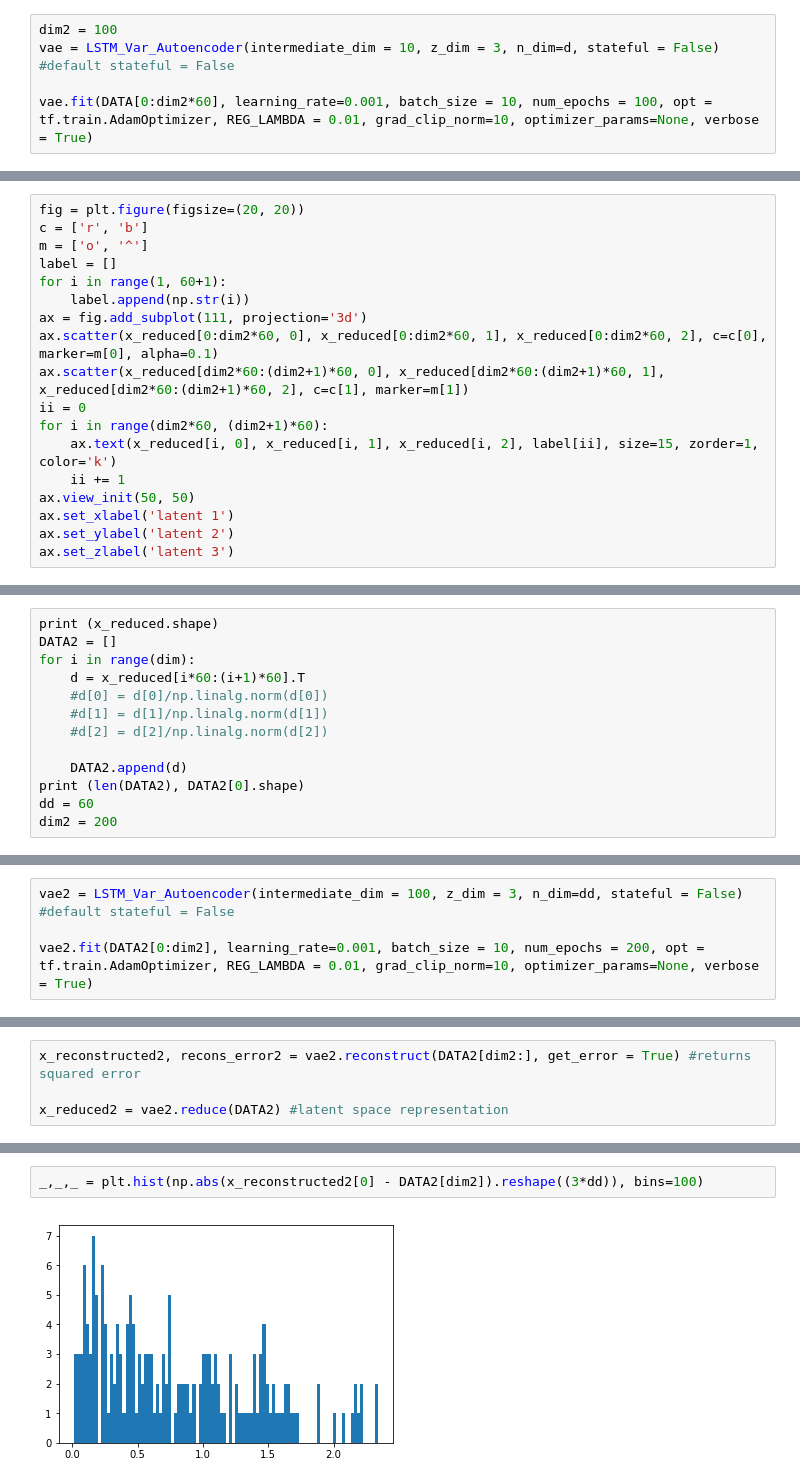
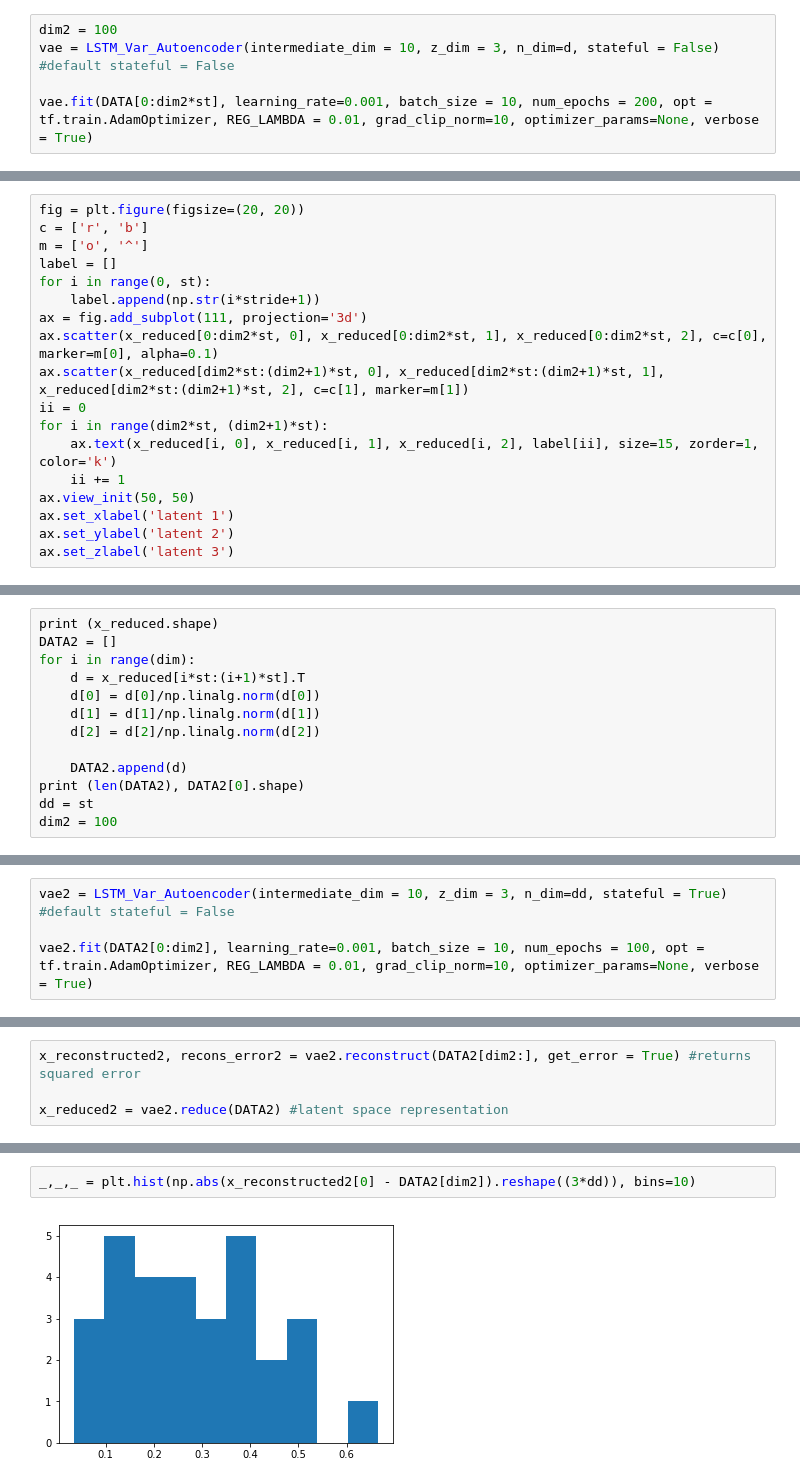
Before and after one commit to abbasloo/dnnAutoEm, a Jupyter notebook: carCrashLBO.ipynb, the cells around one changed output, grey strips where cells are left out. Cells and saved outputs as stored; diff of their text form.

```diff
--- a/carCrashLBO.ipynb
+++ b/carCrashLBO.ipynb
@@ -124,7 +126,7 @@ plt.imshow(DATA[0])
 dim2 = 100
 vae = LSTM_Var_Autoencoder(intermediate_dim = 10, z_dim = 3, n_dim=d, stateful = False) #default stateful = False
 
-vae.fit(DATA[0:dim2*60], learning_rate=0.001, batch_size = 10, num_epochs = 100, opt = tf.train.AdamOptimizer, REG_LAMBDA = 0.01, grad_clip_norm=10, optimizer_params=None, verbose = True)
+vae.fit(DATA[0:dim2*st], learning_rate=0.001, batch_size = 10, num_epochs = 200, opt = tf.train.AdamOptimizer, REG_LAMBDA = 0.01, grad_clip_norm=10, optimizer_params=None, verbose = True)
 # %% [output]
 Training...
 
@@ -151,13 +154,13 @@ fig = plt.figure(figsize=(20, 20))
 c = ['r', 'b']
 m = ['o', '^']
 label = []
-for i in range(1, 60+1):
-    label.append(np.str(i))
+for i in range(0, st):
+    label.append(np.str(i*stride+1))
 ax = fig.add_subplot(111, projection='3d')
-ax.scatter(x_reduced[0:dim2*60, 0], x_reduced[0:dim2*60, 1], x_reduced[0:dim2*60, 2], c=c[0], marker=m[0], alpha=0.1)
-ax.scatter(x_reduced[dim2*60:(dim2+1)*60, 0], x_reduced[dim2*60:(dim2+1)*60, 1], x_reduced[dim2*60:(dim2+1)*60, 2], c=c[1], marker=m[1])
+ax.scatter(x_reduced[0:dim2*st, 0], x_reduced[0:dim2*st, 1], x_reduced[0:dim2*st, 2], c=c[0], marker=m[0], alpha=0.1)
+ax.scatter(x_reduced[dim2*st:(dim2+1)*st, 0], x_reduced[dim2*st:(dim2+1)*st, 1], x_reduced[dim2*st:(dim2+1)*st, 2], c=c[1], marker=m[1])
 ii = 0
-for i in range(dim2*60, (dim2+1)*60):
+for i in range(dim2*st, (dim2+1)*st):
     ax.text(x_reduced[i, 0], x_reduced[i, 1], x_reduced[i, 2], label[ii], size=15, zorder=1, color='k')
     ii += 1
 ax.view_init(50, 50)
@@ -215,13 +218,13 @@ Text(0.5, 0, 'z')
 print (x_reduced.shape)
 DATA2 = []
 for i in range(dim):
-    d = x_reduced[i*60:(i+1)*60].T
-    #d[0] = d[0]/np.linalg.norm(d[0])
-    #d[1] = d[1]/np.linalg.norm(d[1])
-    #d[2] = d[2]/np.linalg.norm(d[2])
+    d = x_reduced[i*st:(i+1)*st].T
+    d[0] = d[0]/np.linalg.norm(d[0])
+    d[1] = d[1]/np.linalg.norm(d[1])
+    d[2] = d[2]/np.linalg.norm(d[2])
 
     DATA2.append(d)
 print (len(DATA2), DATA2[0].shape)
-dd = 60
-dim2 = 200
+dd = st
+dim2 = 100
 # %% [output]
@@ -230,7 +233,7 @@ dim2 = 200
 # %%
-vae2 = LSTM_Var_Autoencoder(intermediate_dim = 100, z_dim = 3, n_dim=dd, stateful = False) #default stateful = False
+vae2 = LSTM_Var_Autoencoder(intermediate_dim = 10, z_dim = 3, n_dim=dd, stateful = True) #default stateful = False
 
-vae2.fit(DATA2[0:dim2], learning_rate=0.001, batch_size = 10, num_epochs = 200, opt = tf.train.AdamOptimizer, REG_LAMBDA = 0.01, grad_clip_norm=10, optimizer_params=None, verbose = True)
+vae2.fit(DATA2[0:dim2], learning_rate=0.001, batch_size = 10, num_epochs = 100, opt = tf.train.AdamOptimizer, REG_LAMBDA = 0.01, grad_clip_norm=10, optimizer_params=None, verbose = True)
 # %% [output]
 Training...
 
@@ -280,4 +282,4 @@ plt.subplot(1,3,3); plt.imshow(np.abs(x_reconstructed2[0] - DATA2[dim2]))
 # %%
-_,_,_ = plt.hist(np.abs(x_reconstructed2[0] - DATA2[dim2]).reshape((3*dd)), bins=100)
+_,_,_ = plt.hist(np.abs(x_reconstructed2[0] - DATA2[dim2]).reshape((3*dd)), bins=10)
 # %% [output]
-[figure, old version]
+[figure, new version]
```
Also changed, not shown: parts of 15 cells of this notebook.
